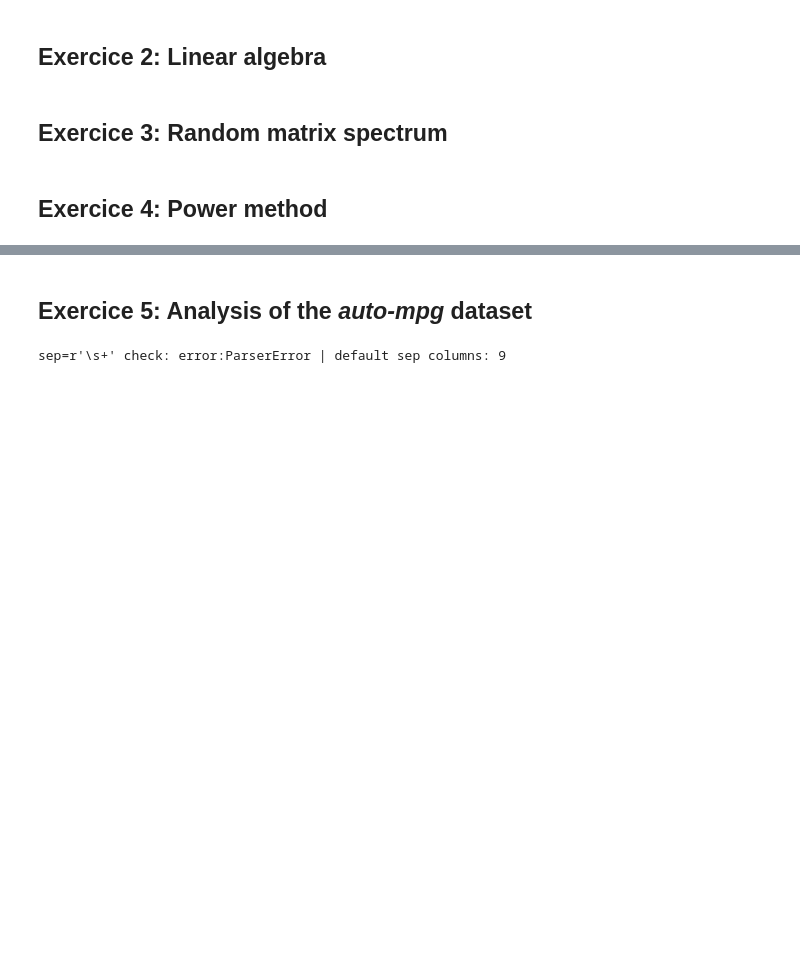
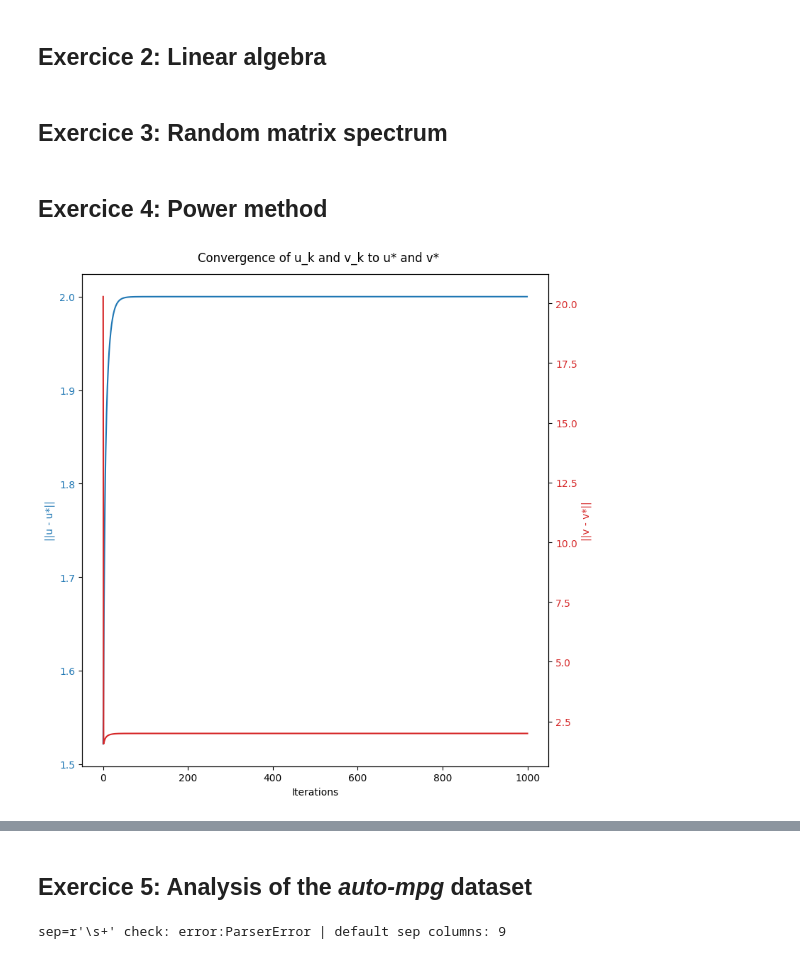
Before and after one commit to RaynorEtienn/Python4DataScience, a Jupyter notebook: Lab_2/romain_ETIENNE_x_Y.ipynb, the cells around one changed output, grey strips where cells are left out. Cells and saved outputs as stored; diff of their text form; code cells hidden in the pictures; blank space fills up the shorter version.

```diff
--- a/Lab_2/romain_ETIENNE_x_Y.ipynb
+++ b/Lab_2/romain_ETIENNE_x_Y.ipynb
@@ -171,4 +171,4 @@ pass
 # %% [markdown]
 ## Exercice 4: Power method
 # %%
-pass
+X = np.random.normal(loc = 0, scale = np.sqrt(5), size = (200, 400))
@@ -174,0 +189,47 @@ pass
+# %%
+# Pm - 12
+
+def algorithm_2(X, T, v_0 = None):
+  v_vector = []
+  u_vector = []
+
+  if v_0 is None:
+      v = np.random.standard_normal(size=X.shape[1])
+  else:
+      v = v_0
+  v_vector.append(v)
+
+  for _ in range(T):
+    u_vector.append(X@v_vector[-1]/np.linalg.norm(X@v_vector[-1]))
+    v_vector.append(X.T@u_vector[-1]/np.linalg.norm(X.T@u_vector[-1]))
+
+  return u_vector, v_vector
+
+
+u_vector, v_vector = algorithm_2(X, 1000)
+
+U, S, Vh = np.linalg.svd(X, full_matrices=False)
+u_star = U[:, 0]
+v_star = Vh[0, :]
+
+u_errors = [np.linalg.norm(u - u_star) for u in u_vector]
+v_errors = [np.linalg.norm(v - v_star) for v in v_vector]
+
+
+fig, ax2 = plt.subplots(figsize=(8, 8))
+
+ax2.plot(u_errors, color='tab:blue', label='u_k')
+ax2.set_xlabel('Iterations')
+ax2.set_ylabel('||u - u*||', color='tab:blue')
+ax2.tick_params(axis='y', labelcolor='tab:blue')
+
+ax2 = ax2.twinx()
+ax2.plot(v_errors, color='tab:red', label='v_k')
+ax2.set_ylabel('||v - v*||', color='tab:red')
+ax2.tick_params(axis='y', labelcolor='tab:red')
+
+fig.suptitle('Convergence of u_k and v_k to u* and v*')
+fig.tight_layout()
+plt.show()
+# %% [output]
+[figure, added]
```
Also changed, not shown: parts of 5 cells of this notebook.
